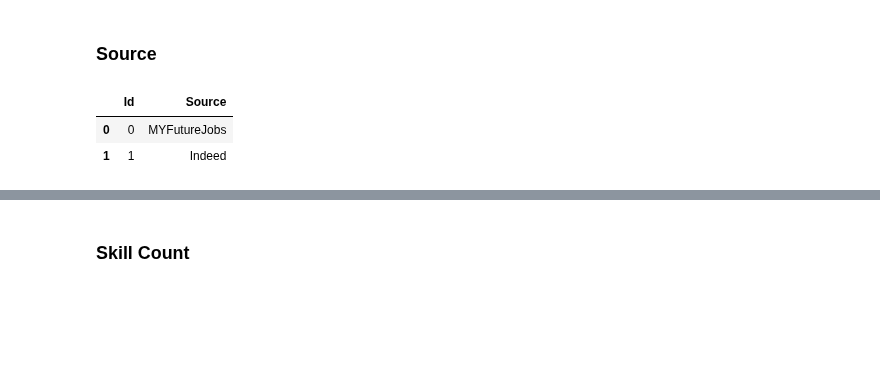
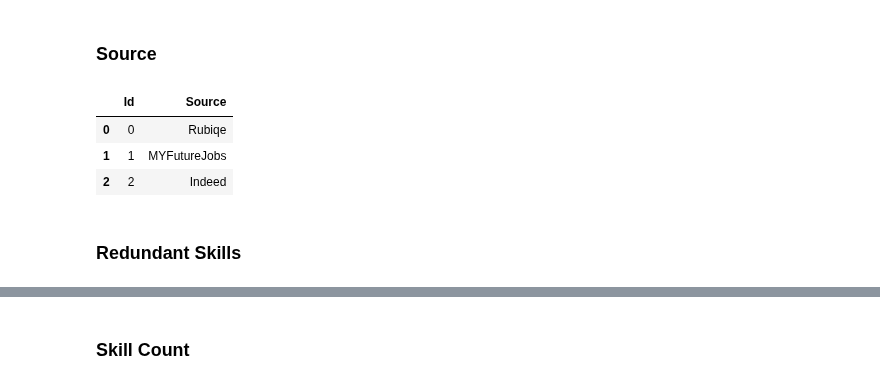
Before and after one commit to binxuankong/skills-ontology-project, a Jupyter notebook: To Acceltic.ipynb, the cells around one changed output, grey strips where cells are left out. Cells and saved outputs as stored; diff of their text form; code cells hidden in the pictures; blank space fills up the shorter version.

```diff
--- a/To Acceltic.ipynb
+++ b/To Acceltic.ipynb
@@ -69,11 +69,15 @@ df_s2.describe()
 ### Source
 # %%
 df_source = pd.DataFrame([
-    [0, 'MYFutureJobs'],
-    [1, 'Indeed']
+    [0, 'Rubiqe'],
+    [1, 'MYFutureJobs'],
+    [2, 'Indeed']
 ], columns=['Id', 'Source'])
 df_source.head()
 # %% [output]
 |  | Id | Source |
-| 0 | 0 | MYFutureJobs |
-| 1 | 1 | Indeed |
+| 0 | 0 | Rubiqe |
+| 1 | 1 | MYFutureJobs |
+| 2 | 2 | Indeed |
+# %% [markdown]
+### Redundant Skills
```
Also changed, not shown: parts of 16 cells of this notebook, 10 other files.
